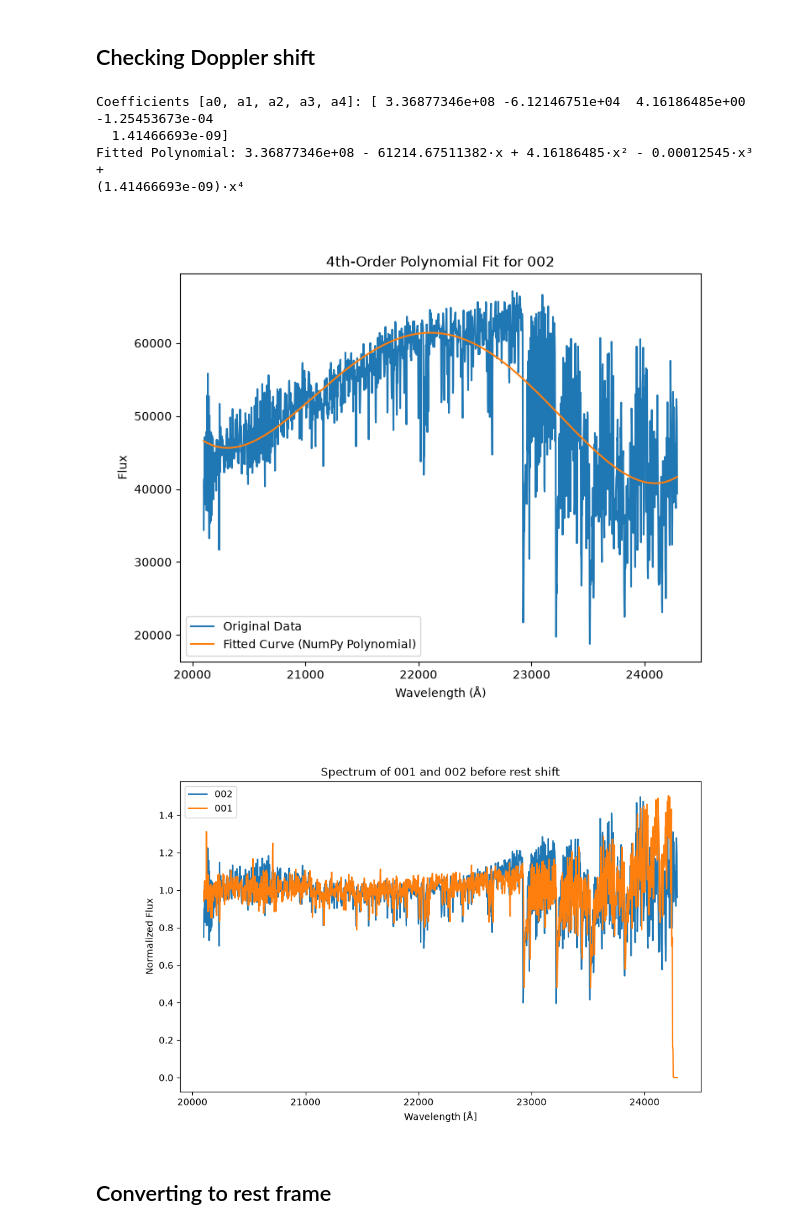
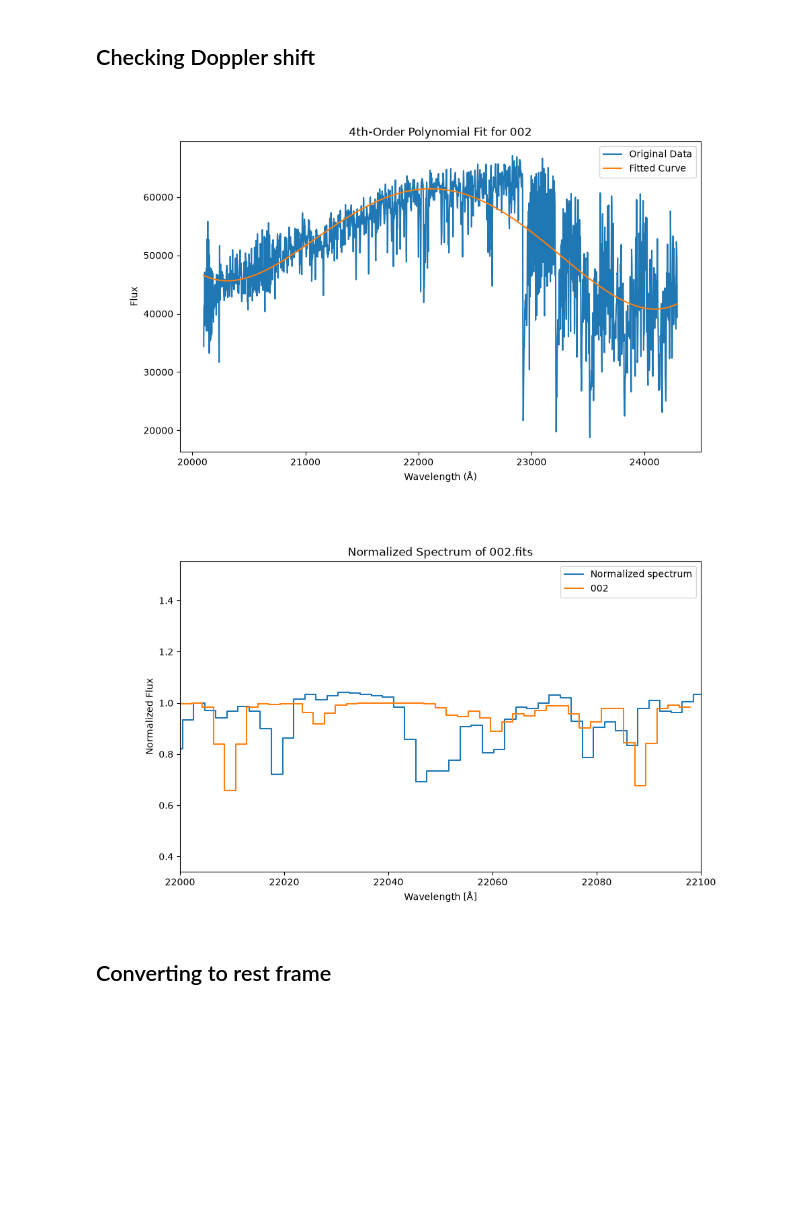
Before and after one commit to Keshavj-07/first_proj, a Jupyter notebook: scripts/NSC.ipynb, the cells around one changed output. Drawn from its saved outputs; the diff is of its cells as text; code cells hidden in the pictures; blank space fills up the shorter version.

```diff
--- a/scripts/NSC.ipynb
+++ b/scripts/NSC.ipynb
@@ -421,50 +235,45 @@ def normalize_spectrum_obs(filepath, wave_start, wave_end, order=4):
 ## Checking Doppler shift
 # %%
 # Normalization processing for NE_1_002
-obs_ne_1_002 = '../data/nifs_spectra_2015/NE_1/NE_1_002.fits'
-hdulist_ne_1_002 = fits.open(obs_ne_1_002)
-header_ne_1_002 = hdulist_ne_1_002[0].header
-pixels_ne_1_002 = np.arange(1,header_ne_1_002['NAXIS1']+1)
-wavelength_ne_1_002 = (header_ne_1_002['CRVAL1'] + (pixels_ne_1_002 - header_ne_1_002['CRPIX1']) * header_ne_1_002['CD1_1'])*u.AA
+hdulist_ne_1_002 = fits.open('../data/nifs_spectra_2015/NE_1/NE_1_002.fits')
+head_ne_1_002 = hdulist_ne_1_002[0].header
+#print(repr(head_ne_1_002))
 
-fit_mask002 = (
-    (wavelength_ne_1_002 >= 20100 * u.AA) & (wavelength_ne_1_002 <= 24290 * u.AA)
-)
-fit_wavelength_ne_1_002 = wavelength_ne_1_002[fit_mask002]
-fit_flux_ne_1_002 = hdulist_ne_1_002[0].data[fit_mask002] * u.dimensionless_unscaled
+#Converting pixels to wavelength
+pixels_ne_1_002 = np.arange(1,head_ne_1_002['NAXIS1']+1)
+wavelength_ne_1_002 = (head_ne_1_002['CRVAL1'] + (pixels_ne_1_002 - head_ne_1_002['CRPIX1']) * head_ne_1_002['CD1_1'])
 
-x_ne_1_002 = fit_wavelength_ne_1_002.to_value(u.AA)
-y_ne_1_002 = fit_flux_ne_1_002.value
+# Masking the data to avoid faulty edges of the data
+fit_mask002 = (wavelength_ne_1_002 >= 20100) & (wavelength_ne_1_002 <= 24290)
+x_ne_1_002 = wavelength_ne_1_002[fit_mask002]
+y_ne_1_002 = hdulist_ne_1_002[0].data[fit_mask002]
 
+# 4th-Order Polynomial Fit for 002
 p_fit_ne_1_002 = Polynomial.fit(x_ne_1_002, y_ne_1_002, deg=4)
-print("Coefficients [a0, a1, a2, a3, a4]:", p_fit_ne_1_002.convert().coef)
-print("Fitted Polynomial:", p_fit_ne_1_002.convert())
 y_fit_ne_1_002 = p_fit_ne_1_002(x_ne_1_002)
 
-plt.figure(figsize=(8, 6))
+# Plotting original and fit curve
+plt.figure(figsize=(10, 6))
 plt.plot(x_ne_1_002, y_ne_1_002, label="Original Data")
-plt.plot(x_ne_1_002, y_fit_ne_1_002+700, "-", label="Fitted Curve (NumPy Polynomial)")
+plt.plot(x_ne_1_002, y_fit_ne_1_002+700, "-", label="Fitted Curve")
 plt.xlabel("Wavelength (Å)")
 plt.ylabel("Flux")
 plt.title("4th-Order Polynomial Fit for 002")
 plt.legend()
 plt.show()
 
-y_normalized_ne_1_002 = y_ne_1_002 / y_fit_ne_1_002
+y_norm_ne_1_002 = y_ne_1_002 / y_fit_ne_1_002
 
+# Plotting Stardis vs Normalized Spectrum
 plt.figure(figsize=(10, 6))
-plt.plot(x_ne_1_002, y_normalized_ne_1_002, label="002")
-plt.plot(x_ne_1_001, y_normalized_ne_1_001, label="001")
-plt.title("Spectrum of 001 and 002 before rest shift")
+plt.plot(x_ne_1_002, y_norm_ne_1_002, label="Normalized spectrum", drawstyle="steps")
+plt.plot(sim_002_lambdas, sim_002_conv, label="002", drawstyle="steps")
+plt.title("Normalized Spectrum of 002.fits")
 plt.xlabel("Wavelength [Å]")
 plt.ylabel("Normalized Flux")
-#plt.xlim(22000, 22100)
+plt.xlim(22000, 22100)
 plt.legend()
 plt.show()
 # %% [output]
-Coefficients [a0, a1, a2, a3, a4]: [ 3.36877346e+08 -6.12146751e+04  4.16186485e+00 -1.25453673e-04
-  1.41466693e-09]
-Fitted Polynomial: 3.36877346e+08 - 61214.67511382·x + 4.16186485·x² - 0.00012545·x³ +
-(1.41466693e-09)·x⁴
-[figure, old version]
+[figure, new version]
-[figure, old version]
+[figure, new version]
```
Also changed, not shown: parts of 31 cells of this notebook, 34 other files.
